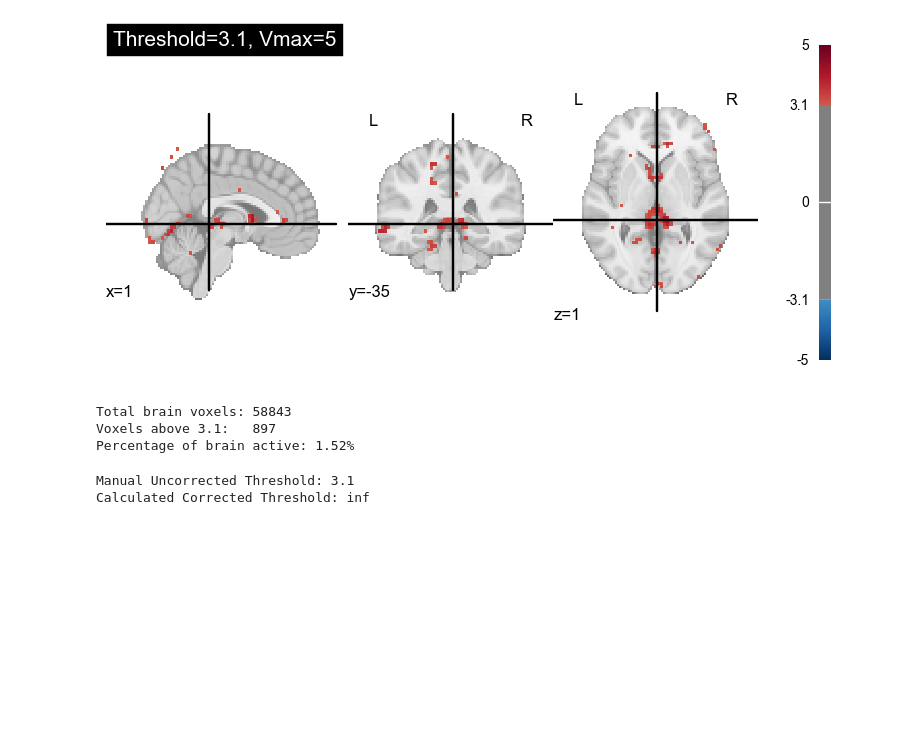
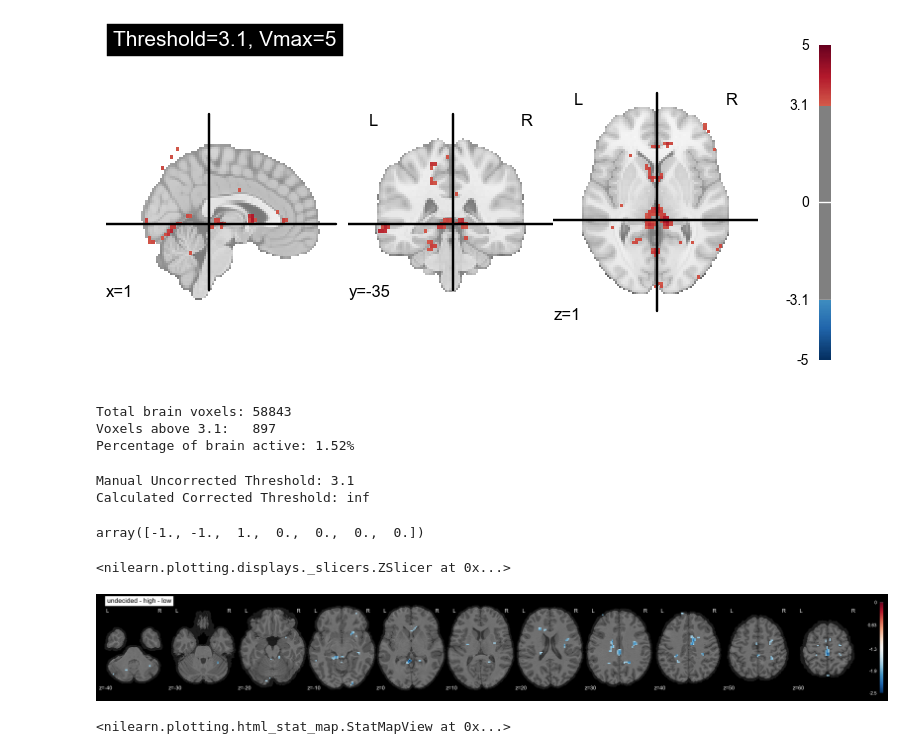
Before and after one commit to mducat/scz_familiarity_fMRI_ML, a Jupyter notebook: mri_single_subject_binned.ipynb, the cells around one changed output. Drawn from its saved outputs; the diff is of its cells as text; code cells hidden in the pictures; blank space fills up the shorter version.

```diff
--- a/mri_single_subject_binned.ipynb
+++ b/mri_single_subject_binned.ipynb
@@ -323,3 +316,28 @@ print(f"Calculated Corrected Threshold: {calculated_threshold}")
 # %% [output]
 Manual Uncorrected Threshold: 3.1
 Calculated Corrected Threshold: inf
+# %%
+glm_contrast_val = contrasts["undecided"] - contrasts["high"] - contrasts["low"]
+glm_contrast_val
+# %% [output]
+array([-1., -1.,  1.,  0.,  0.,  0.,  0.])
+# %%
+z_score = fmri_glm.compute_contrast(glm_contrast_val, stat_type='t')
+# %%
+clean_z, threshold = threshold_stats_img(z_score, alpha=0.1, height_control="fpr")
+
+plot_stat_map(
+    clean_z,
+    display_mode="z",
+    title="undecided - high - low",
+    cut_coords=np.arange(-40, 70, 10),
+    bg_img=dataset[0].background,
+    black_bg=True,
+)
+# %% [output]
+<nilearn.plotting.displays._slicers.ZSlicer at 0x...>
+[figure, added]
+# %%
+plotting.view_img(z_score)
+# %% [output]
+<nilearn.plotting.html_stat_map.StatMapView at 0x...>
```
Also changed, not shown: parts of 4 cells of this notebook.
